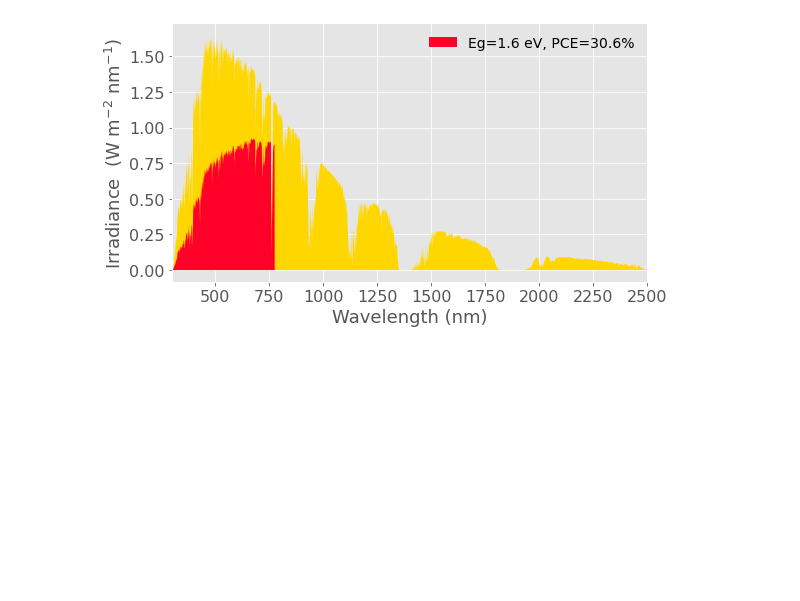
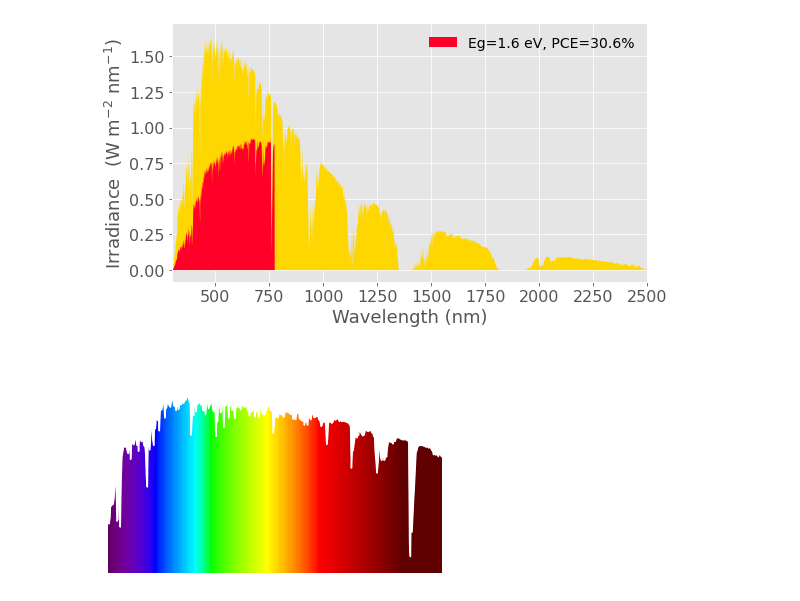
Before and after one commit to picklu/Shockley-Queisser-limit, a Jupyter notebook: SQL Limit.ipynb, the cells around one changed output. Cells and saved outputs as stored; diff of their text form; code cells hidden in the pictures; blank space fills up the shorter version.

```diff
--- a/SQL Limit.ipynb
+++ b/SQL Limit.ipynb
@@ -14,0 +16,4 @@ SQ.show()
+# %%
+plot_spectra(SQ.WLs, SQ.AM15nm, xlim=(380,800))
+# %% [output]
+[figure, added]
```
Also changed, not shown: parts of 2 cells of this notebook, 3 other files.
